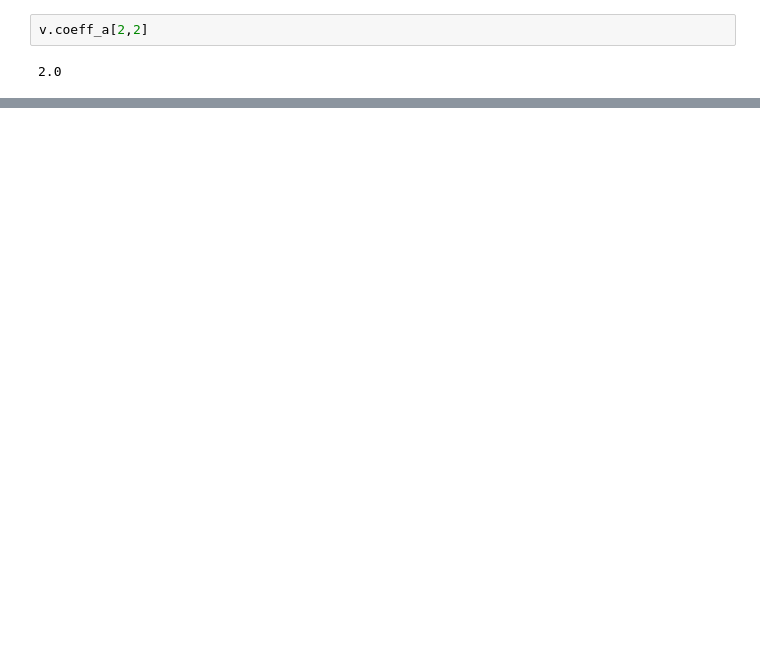
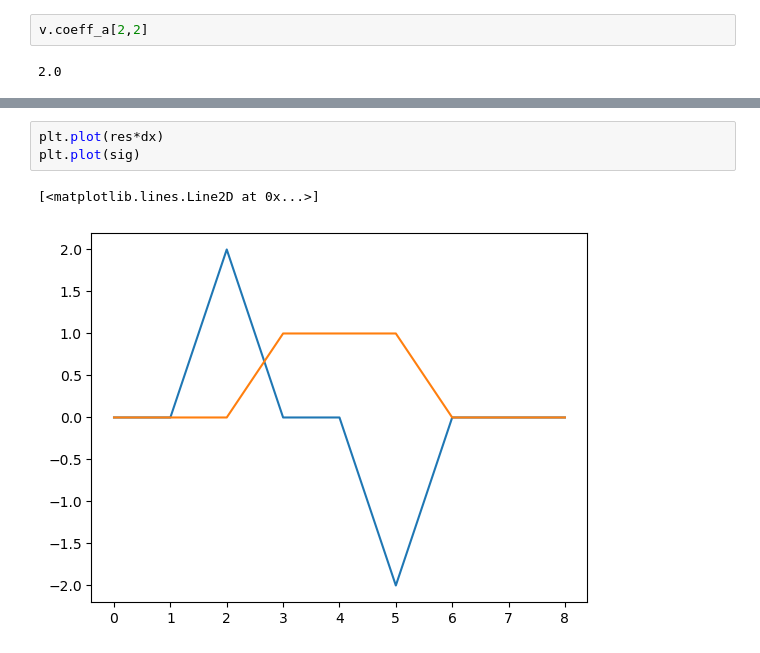
Before and after one commit to WeiHou1996/IBLGF-Python, a Jupyter notebook: sample_IBLGF.ipynb, the cells around one changed output, grey strips where cells are left out. Saved outputs shown, nothing was run; the diff lists cells and outputs as text; blank space fills up the shorter version.

```diff
--- a/sample_IBLGF.ipynb
+++ b/sample_IBLGF.ipynb
@@ -88,0 +111,6 @@ cbar = plt.colorbar(im)
+# %%
+plt.plot(res*dx)
+plt.plot(sig)
+# %% [output]
+[<matplotlib.lines.Line2D at 0x...>]
+[figure, added]
```
Also changed, not shown: parts of 13 cells of this notebook, 1 other file.
